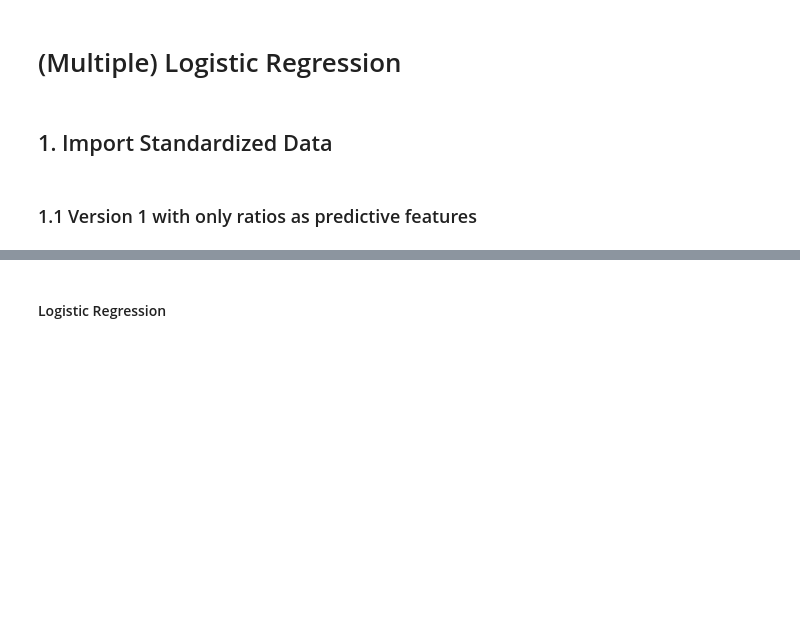
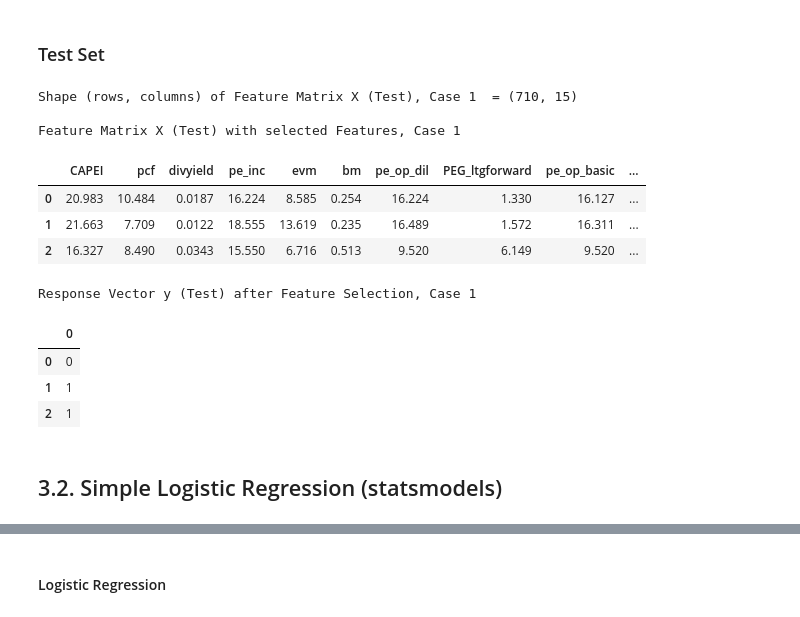
Before and after one commit to mathiasluethi/Machine_Learning_in_Finance_Group_Project, a Jupyter notebook: 3_(multiple)_logistic_regression_Stefanie.ipynb, the cells around one changed output, grey strips where cells are left out. Drawn from its saved outputs; the diff is of its cells as text; code cells hidden in the pictures; blank space fills up the shorter version.

```diff
--- a/3_(multiple)_logistic_regression_Stefanie.ipynb
+++ b/3_(multiple)_logistic_regression_Stefanie.ipynb
@@ -0,0 +38,17 @@
+# %%
+# import Data (already splitted to train/test-data and selected features-> bc_randomforest_feature_selection)
+if _CASE_ == 1:
+    X_train_s = pd.read_csv('Data/generated_splits/X1_train_s.csv', sep=',', header=0)
+    X_test_s = pd.read_csv('Data/generated_splits/X1_test_s.csv', sep=',', header=0)
+    y_train_s = pd.read_csv('Data/generated_splits/y1_train_s.csv', sep=',', header=0)
+    y_test_s = pd.read_csv('Data/generated_splits/y1_test_s.csv', sep=',', header=0)
+elif _CASE_ == 2:
+    X_train_s = pd.read_csv('Data/generated_splits/X2_train_s.csv', sep=',', header=0)
+    X_test_s = pd.read_csv('Data/generated_splits/X2_test_s.csv', sep=',', header=0)
+    y_train_s = pd.read_csv('Data/generated_splits/y2_train_s.csv', sep=',', header=0)
+    y_test_s = pd.read_csv('Data/generated_splits/y2_test_s.csv', sep=',', header=0)
+else: raise ValueError('_CASE_ value must be either 1 or 2')
+
+##### <==== WARUM?
+#X_train_s = X_train_s.set_index(["PERMNO", "DATE"])
+#y_train_s = y_train_s.set_index(["PERMNO", "DATE"])
@@ -1,2 +84,26 @@
+# %% [markdown]
+### Test Set
+# %%
+print("")
+print('Shape (rows, columns) of Feature Matrix X (Test), Case ' + str(_CASE_), ' = ' + str(X_test_s.shape))
+print("")
+print('Feature Matrix X (Test) with selected Features, Case ' + str(_CASE_))
+display(X_test_s.head(3))
+print("")
+print('Response Vector y (Test) after Feature Selection, Case ' + str(_CASE_))
+display(y_test_s.head(3))
+# %% [output]
+Shape (rows, columns) of Feature Matrix X (Test), Case 1  = (710, 15)
+
+Feature Matrix X (Test) with selected Features, Case 1
+|  | CAPEI | pcf | divyield | pe_inc | evm | bm | pe_op_dil | PEG_ltgforward | pe_op_basic | ... |
+| 0 | 20.983 | 10.484 | 0.0187 | 16.224 | 8.585 | 0.254 | 16.224 | 1.330 | 16.127 | ... |
+| 1 | 21.663 | 7.709 | 0.0122 | 18.555 | 13.619 | 0.235 | 16.489 | 1.572 | 16.311 | ... |
+| 2 | 16.327 | 8.490 | 0.0343 | 15.550 | 6.716 | 0.513 | 9.520 | 6.149 | 9.520 | ... |
+Response Vector y (Test) after Feature Selection, Case 1
+|  | 0 |
+| 0 | 0 |
+| 1 | 1 |
+| 2 | 1 |
 # %% [markdown]
-# (Multiple) Logistic Regression
+## 3.2. Simple Logistic Regression (statsmodels)
@@ -12,4 +109,0 @@ plt.style.use("seaborn-whitegrid")
-# %% [markdown]
-## 1. Import Standardized Data
-# %% [markdown]
-### 1.1 Version 1 with only ratios as predictive features
```
Also changed, not shown: parts of 75 cells of this notebook, 14 other files.
